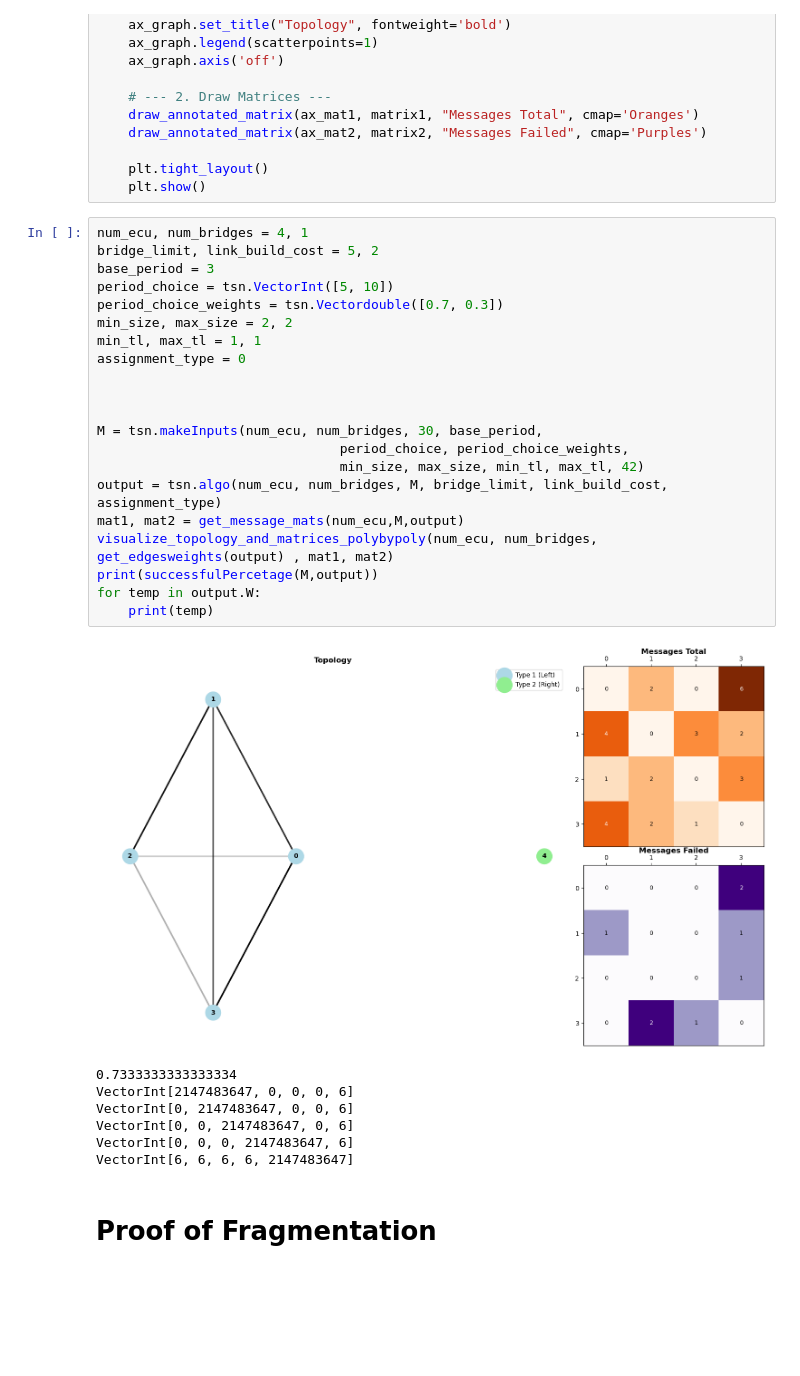
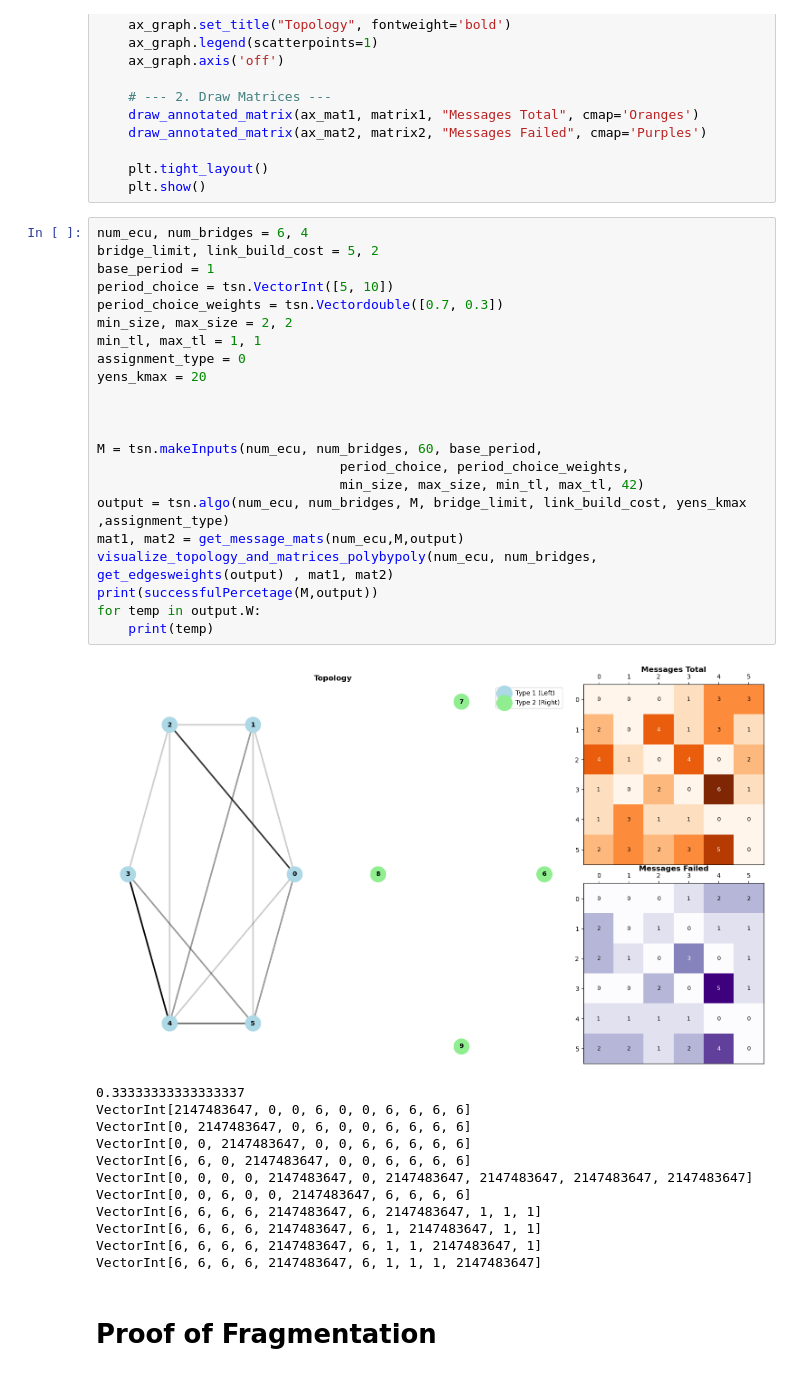
Before and after one commit to ewilipsic/CapstoneThings, a Jupyter notebook: compare_assignments.ipynb, the cells around one changed output. Cells and saved outputs as stored; diff of their text form; blank space fills up the shorter version.

```diff
--- a/compare_assignments.ipynb
+++ b/compare_assignments.ipynb
@@ -314,34 +314,40 @@ def visualize_topology_and_matrices_polybypoly(num_type1, num_type2, edges, matr
     plt.tight_layout()
     plt.show()
 # %%
-num_ecu, num_bridges = 4, 1
+num_ecu, num_bridges = 6, 4
 bridge_limit, link_build_cost = 5, 2
-base_period = 3
+base_period = 1
 period_choice = tsn.VectorInt([5, 10])
 period_choice_weights = tsn.Vectordouble([0.7, 0.3])
 min_size, max_size = 2, 2
 min_tl, max_tl = 1, 1
 assignment_type = 0
+yens_kmax = 20
 
 
 
-M = tsn.makeInputs(num_ecu, num_bridges, 30, base_period,
+M = tsn.makeInputs(num_ecu, num_bridges, 60, base_period,
                                period_choice, period_choice_weights,
                                min_size, max_size, min_tl, max_tl, 42)
-output = tsn.algo(num_ecu, num_bridges, M, bridge_limit, link_build_cost, assignment_type)
+output = tsn.algo(num_ecu, num_bridges, M, bridge_limit, link_build_cost, yens_kmax ,assignment_type)
 mat1, mat2 = get_message_mats(num_ecu,M,output)
 visualize_topology_and_matrices_polybypoly(num_ecu, num_bridges, get_edgesweights(output) , mat1, mat2)
 print(successfulPercetage(M,output))
 for temp in output.W:
     print(temp)
 # %% [output]
-[figure, old version]
+[figure, new version]
-0.7333333333333334
-VectorInt[2147483647, 0, 0, 0, 6]
-VectorInt[0, 2147483647, 0, 0, 6]
-VectorInt[0, 0, 2147483647, 0, 6]
-VectorInt[0, 0, 0, 2147483647, 6]
-VectorInt[6, 6, 6, 6, 2147483647]
+0.33333333333333337
+VectorInt[2147483647, 0, 0, 6, 0, 0, 6, 6, 6, 6]
+VectorInt[0, 2147483647, 0, 6, 0, 0, 6, 6, 6, 6]
+VectorInt[0, 0, 2147483647, 0, 0, 6, 6, 6, 6, 6]
+VectorInt[6, 6, 0, 2147483647, 0, 0, 6, 6, 6, 6]
+VectorInt[0, 0, 0, 0, 2147483647, 0, 2147483647, 2147483647, 2147483647, 2147483647]
+VectorInt[0, 0, 6, 0, 0, 2147483647, 6, 6, 6, 6]
+VectorInt[6, 6, 6, 6, 2147483647, 6, 2147483647, 1, 1, 1]
+VectorInt[6, 6, 6, 6, 2147483647, 6, 1, 2147483647, 1, 1]
+VectorInt[6, 6, 6, 6, 2147483647, 6, 1, 1, 2147483647, 1]
+VectorInt[6, 6, 6, 6, 2147483647, 6, 1, 1, 1, 2147483647]
 # %% [markdown]
 # Proof of Fragmentation
 # %%
```
Also changed, not shown: parts of 5 cells of this notebook, 9 other files.
